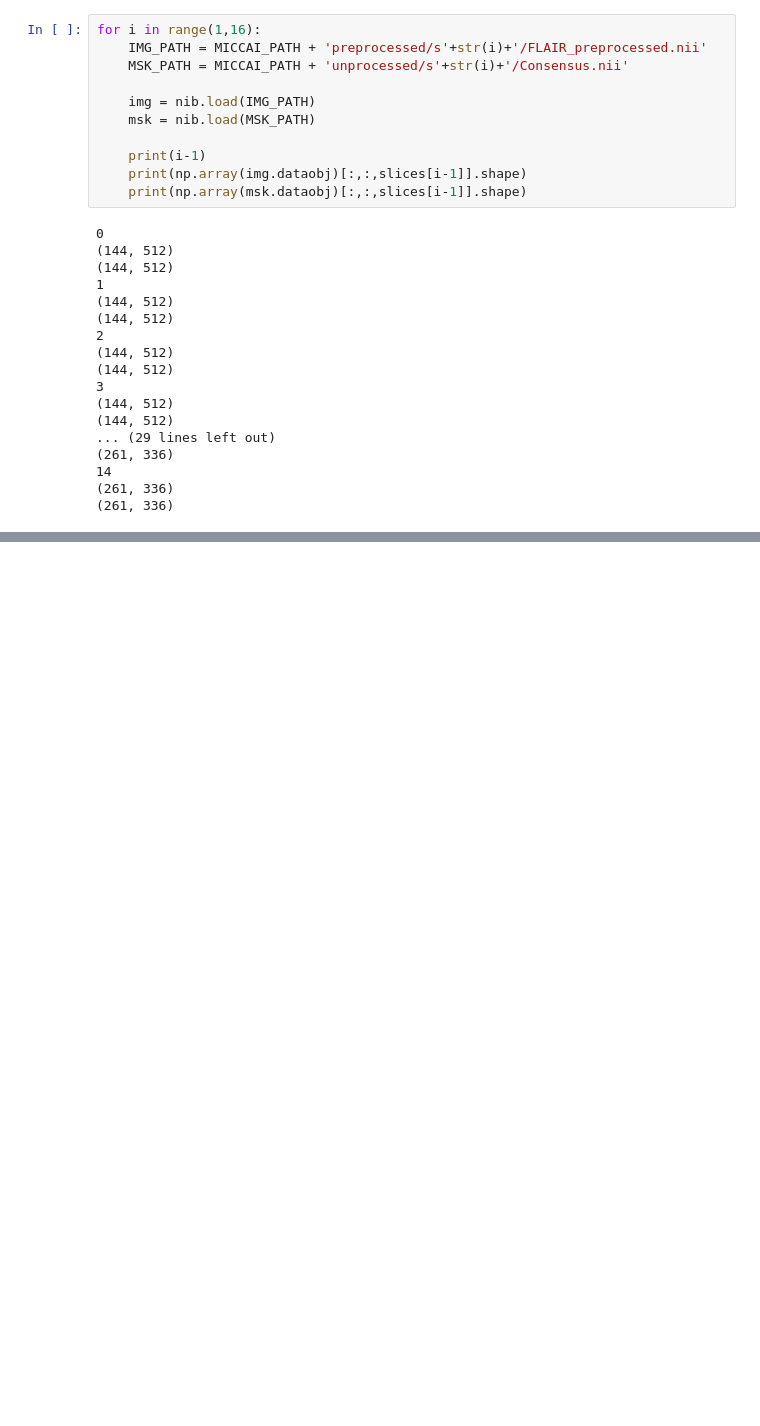
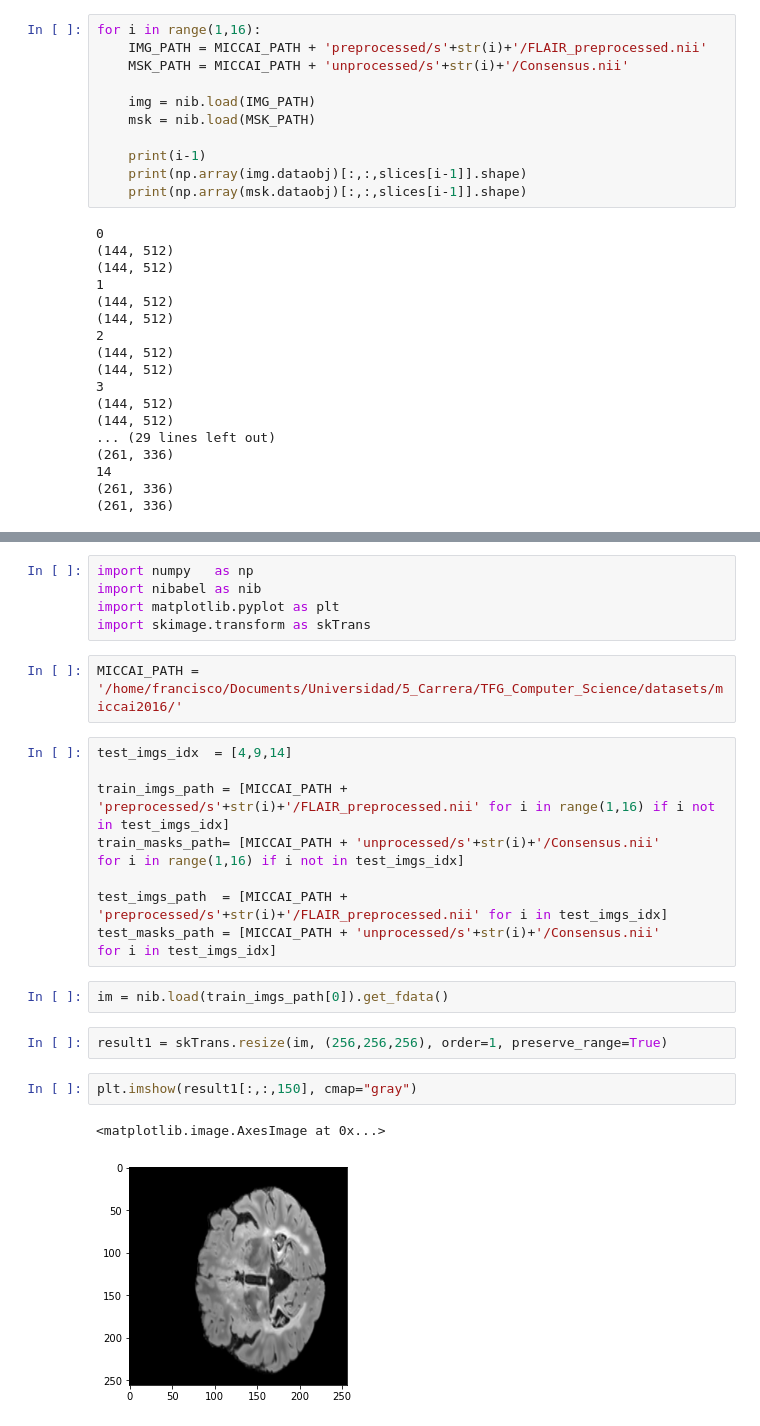
Before and after one commit to frblazquez/CNN_for_Multiple_Sclerosis, a Jupyter notebook: unet/unet_train.ipynb, the cells around one changed output, grey strips where cells are left out. Saved outputs shown, nothing was run; the diff lists cells and outputs as text; blank space fills up the shorter version.

```diff
--- a/unet/unet_train.ipynb
+++ b/unet/unet_train.ipynb
@@ -276,0 +282,24 @@ for i in range(1,16):
+# %%
+import numpy   as np
+import nibabel as nib
+import matplotlib.pyplot as plt
+import skimage.transform as skTrans
+# %%
+MICCAI_PATH = '/home/francisco/Documents/Universidad/5_Carrera/TFG_Computer_Science/datasets/miccai2016/'
+# %%
+test_imgs_idx  = [4,9,14]
+
+train_imgs_path = [MICCAI_PATH + 'preprocessed/s'+str(i)+'/FLAIR_preprocessed.nii' for i in range(1,16) if i not in test_imgs_idx]
+train_masks_path= [MICCAI_PATH + 'unprocessed/s'+str(i)+'/Consensus.nii'           for i in range(1,16) if i not in test_imgs_idx]
+
+test_imgs_path  = [MICCAI_PATH + 'preprocessed/s'+str(i)+'/FLAIR_preprocessed.nii' for i in test_imgs_idx]
+test_masks_path = [MICCAI_PATH + 'unprocessed/s'+str(i)+'/Consensus.nii'           for i in test_imgs_idx]
+# %%
+im = nib.load(train_imgs_path[0]).get_fdata()
+# %%
+result1 = skTrans.resize(im, (256,256,256), order=1, preserve_range=True)
+# %%
+plt.imshow(result1[:,:,150], cmap="gray")
+# %% [output]
+<matplotlib.image.AxesImage at 0x...>
+[figure, added]
```
Also changed, not shown: parts of 16 cells of this notebook.
